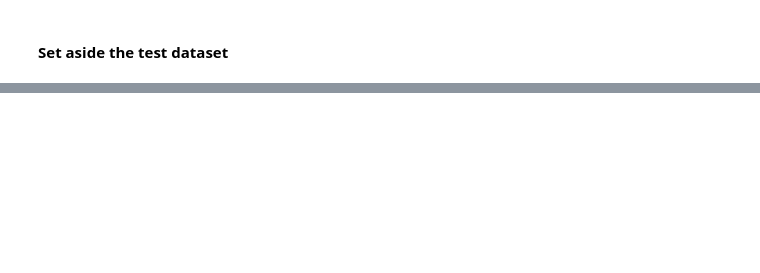
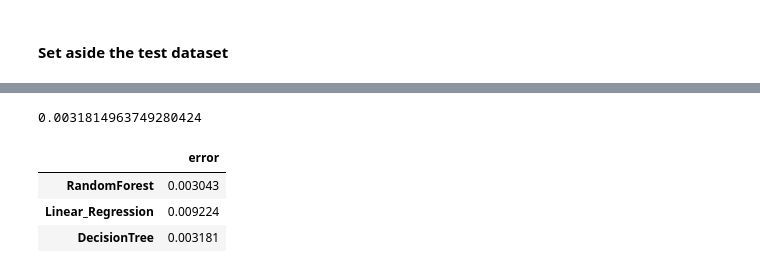
Before and after one commit to HijoBejuco/Time_Series_Predictors, a Jupyter notebook: models.ipynb, the cells around one changed output, grey strips where cells are left out. Saved outputs shown, nothing was run; the diff lists cells and outputs as text; code cells hidden in the pictures; blank space fills up the shorter version.

```diff
--- a/models.ipynb
+++ b/models.ipynb
@@ -175,0 +200,29 @@ imputed_test_x.columns = test_x.columns
+# %%
+#DECISION TREE
+
+
+decision_tree_regressor = DecisionTreeRegressor(random_state=1)
+decision_tree_regressor.fit(imputed_train_x, train_y)
+decision_tree_regressor_predictions = decision_tree_regressor.predict(imputed_test_x)
+print(mean_absolute_error(test_y, decision_tree_regressor_predictions))
+# %% [output]
+0.0031814963749280424
+# %%
+#THIS SINGLE CYCLE REPLACES THE 3 SECTIONS FOR MODELS, JUST ADD THE IMPORTS AT THE BEGINING OF THE
+#NOTEBOOK
+models = [RandomForestRegressor(random_state=1), linear_model.LinearRegression(), DecisionTreeRegressor(random_state=1)]
+errors = []
+
+for model in models:
+
+    predictor = model
+    predictor.fit(imputed_train_x, train_y)
+    predictions = predictor.predict(imputed_test_x)
+    errors.append(mean_absolute_error(test_y, predictions))
+
+pd.DataFrame(errors, ['RandomForest', 'Linear_Regression', 'DecisionTree'], columns = ['error'])
+# %% [output]
+|  | error |
+| RandomForest | 0.003043 |
+| Linear_Regression | 0.009224 |
+| DecisionTree | 0.003181 |
```
Also changed, not shown: parts of 5 cells of this notebook, 1 other file.
